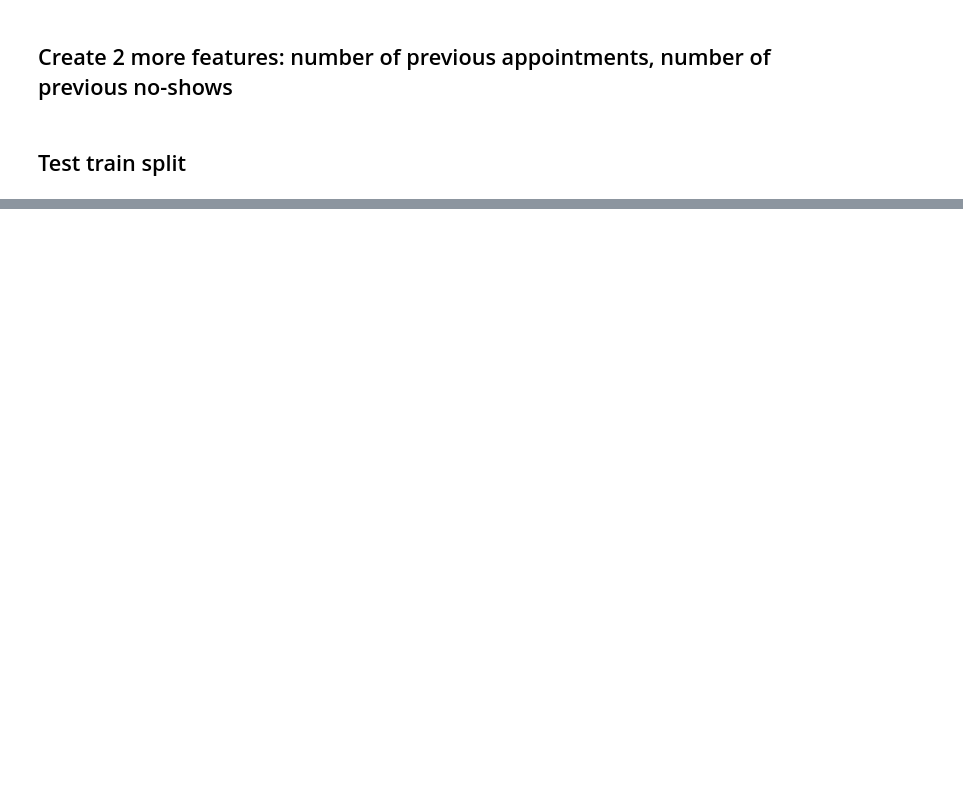
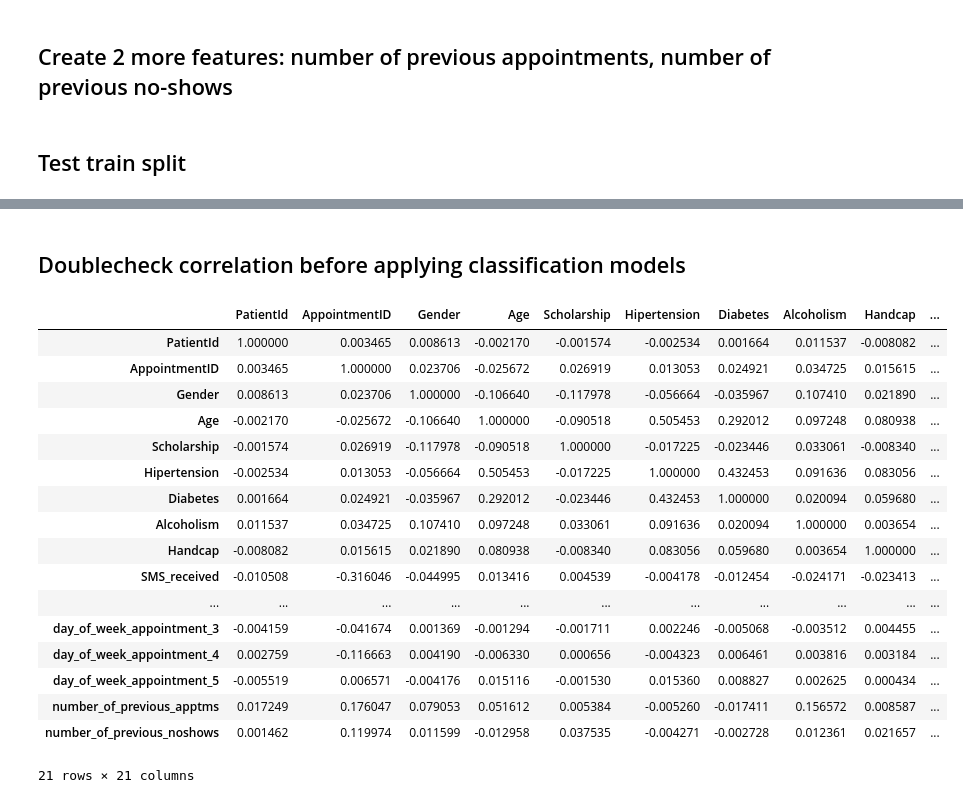
Before and after one commit to hussein073/Medical_Appointment_No_Show, a Jupyter notebook: anna_index.ipynb, the cells around one changed output, grey strips where cells are left out. Drawn from its saved outputs; the diff is of its cells as text; code cells hidden in the pictures; blank space fills up the shorter version.

```diff
--- a/anna_index.ipynb
+++ b/anna_index.ipynb
@@ -361,0 +327,23 @@ inner loop state:  18500
+# %% [markdown]
+## Doublecheck correlation before applying classification models
+# %%
+X_train_new.corr()
+# %% [output]
+|  | PatientId | AppointmentID | Gender | Age | Scholarship | Hipertension | Diabetes | Alcoholism | Handcap | ... |
+| PatientId | 1.000000 | 0.003465 | 0.008613 | -0.002170 | -0.001574 | -0.002534 | 0.001664 | 0.011537 | -0.008082 | ... |
+| AppointmentID | 0.003465 | 1.000000 | 0.023706 | -0.025672 | 0.026919 | 0.013053 | 0.024921 | 0.034725 | 0.015615 | ... |
+| Gender | 0.008613 | 0.023706 | 1.000000 | -0.106640 | -0.117978 | -0.056664 | -0.035967 | 0.107410 | 0.021890 | ... |
+| Age | -0.002170 | -0.025672 | -0.106640 | 1.000000 | -0.090518 | 0.505453 | 0.292012 | 0.097248 | 0.080938 | ... |
+| Scholarship | -0.001574 | 0.026919 | -0.117978 | -0.090518 | 1.000000 | -0.017225 | -0.023446 | 0.033061 | -0.008340 | ... |
+| Hipertension | -0.002534 | 0.013053 | -0.056664 | 0.505453 | -0.017225 | 1.000000 | 0.432453 | 0.091636 | 0.083056 | ... |
+| Diabetes | 0.001664 | 0.024921 | -0.035967 | 0.292012 | -0.023446 | 0.432453 | 1.000000 | 0.020094 | 0.059680 | ... |
+| Alcoholism | 0.011537 | 0.034725 | 0.107410 | 0.097248 | 0.033061 | 0.091636 | 0.020094 | 1.000000 | 0.003654 | ... |
+| Handcap | -0.008082 | 0.015615 | 0.021890 | 0.080938 | -0.008340 | 0.083056 | 0.059680 | 0.003654 | 1.000000 | ... |
+| SMS_received | -0.010508 | -0.316046 | -0.044995 | 0.013416 | 0.004539 | -0.004178 | -0.012454 | -0.024171 | -0.023413 | ... |
+| ... | ... | ... | ... | ... | ... | ... | ... | ... | ... | ... |
+| day_of_week_appointment_3 | -0.004159 | -0.041674 | 0.001369 | -0.001294 | -0.001711 | 0.002246 | -0.005068 | -0.003512 | 0.004455 | ... |
+| day_of_week_appointment_4 | 0.002759 | -0.116663 | 0.004190 | -0.006330 | 0.000656 | -0.004323 | 0.006461 | 0.003816 | 0.003184 | ... |
+| day_of_week_appointment_5 | -0.005519 | 0.006571 | -0.004176 | 0.015116 | -0.001530 | 0.015360 | 0.008827 | 0.002625 | 0.000434 | ... |
+| number_of_previous_apptms | 0.017249 | 0.176047 | 0.079053 | 0.051612 | 0.005384 | -0.005260 | -0.017411 | 0.156572 | 0.008587 | ... |
+| number_of_previous_noshows | 0.001462 | 0.119974 | 0.011599 | -0.012958 | 0.037535 | -0.004271 | -0.002728 | 0.012361 | 0.021657 | ... |
+21 rows × 21 columns
```
Also changed, not shown: parts of 71 cells of this notebook, 4 other files.
